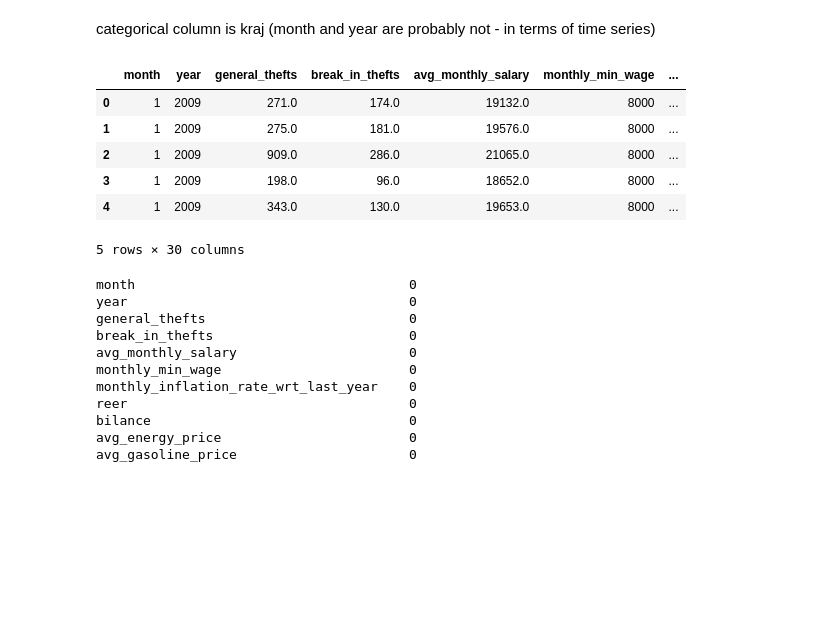
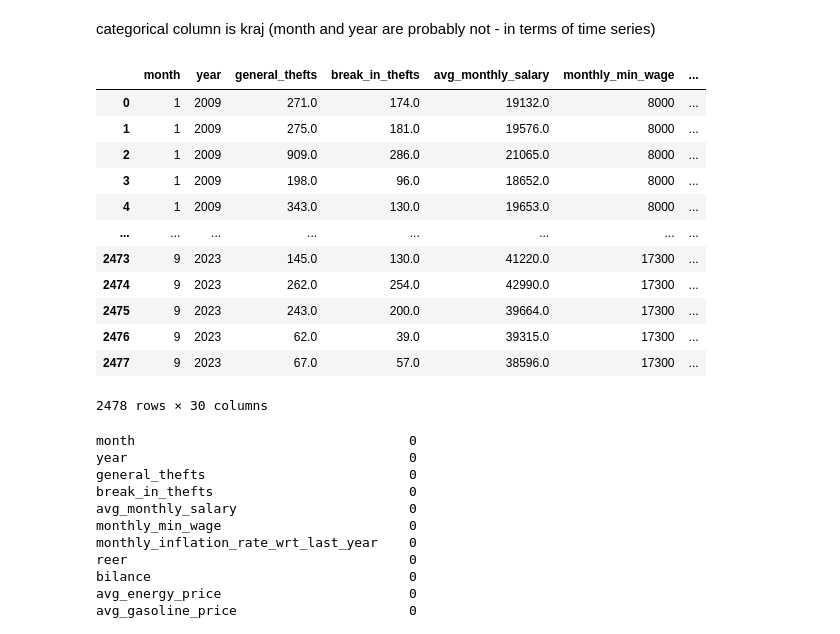
Before and after one commit to DianaKorladinova/SAN_Unemployment_Refugees, a Jupyter notebook: models/models2.ipynb, the cells around one changed output. Saved outputs shown, nothing was run; the diff lists cells and outputs as text; code cells hidden in the pictures; blank space fills up the shorter version.

```diff
--- a/models/models2.ipynb
+++ b/models/models2.ipynb
@@ -132,13 +189,19 @@ df1 = transform_df(df1, encoder=encoder)
 # %%
-df1.head()
+df1
 # %% [output]
 |  | month | year | general_thefts | break_in_thefts | avg_monthly_salary | monthly_min_wage | ... |
 | 0 | 1 | 2009 | 271.0 | 174.0 | 19132.0 | 8000 | ... |
 | 1 | 1 | 2009 | 275.0 | 181.0 | 19576.0 | 8000 | ... |
 | 2 | 1 | 2009 | 909.0 | 286.0 | 21065.0 | 8000 | ... |
 | 3 | 1 | 2009 | 198.0 | 96.0 | 18652.0 | 8000 | ... |
 | 4 | 1 | 2009 | 343.0 | 130.0 | 19653.0 | 8000 | ... |
+| ... | ... | ... | ... | ... | ... | ... | ... |
+| 2473 | 9 | 2023 | 145.0 | 130.0 | 41220.0 | 17300 | ... |
+| 2474 | 9 | 2023 | 262.0 | 254.0 | 42990.0 | 17300 | ... |
+| 2475 | 9 | 2023 | 243.0 | 200.0 | 39664.0 | 17300 | ... |
+| 2476 | 9 | 2023 | 62.0 | 39.0 | 39315.0 | 17300 | ... |
+| 2477 | 9 | 2023 | 67.0 | 57.0 | 38596.0 | 17300 | ... |
-5 rows × 30 columns
+2478 rows × 30 columns
 # %%
 df1.isna().sum()
 # %% [output]
```
Also changed, not shown: parts of 85 cells of this notebook.
